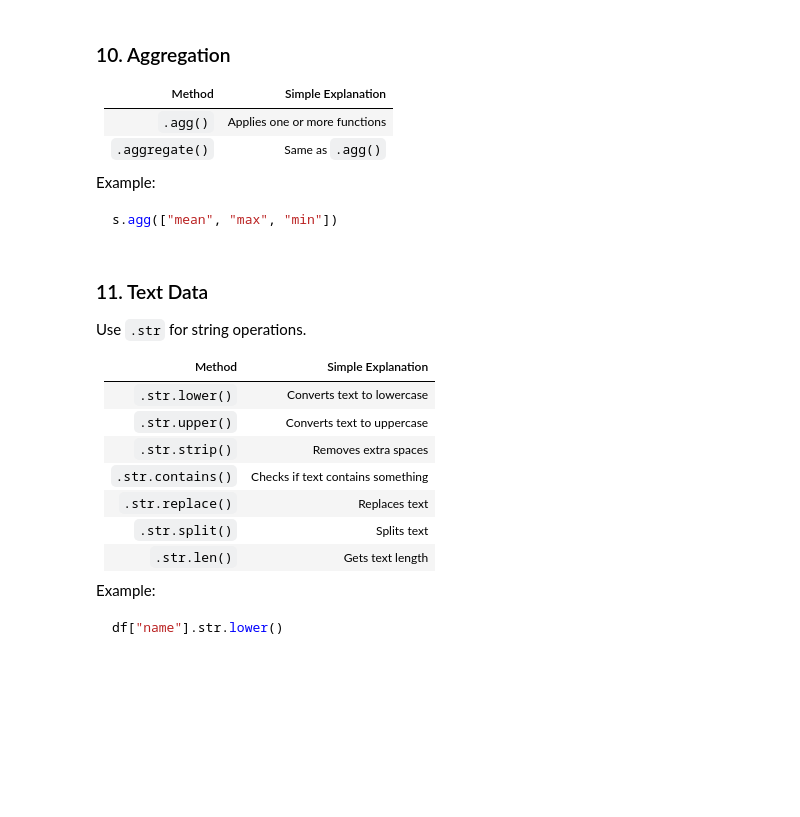
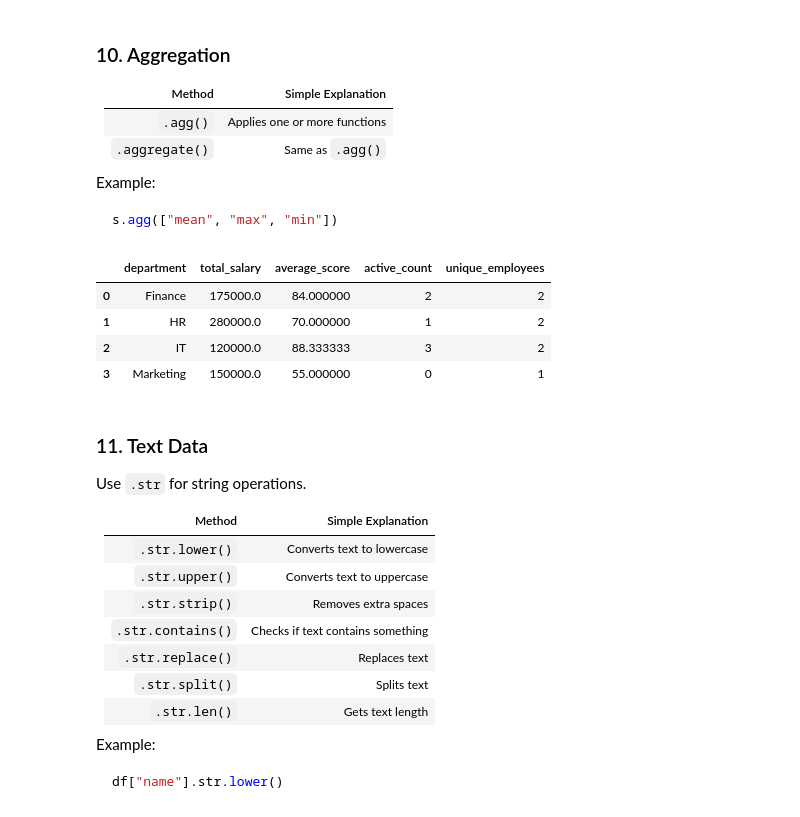
Before and after one commit to zaibgray/pandas, a Jupyter notebook: pandas.ipynb, the cells around one changed output. Cells and saved outputs as stored; diff of their text form; code cells hidden in the pictures; blank space fills up the shorter version.

````diff
--- a/pandas.ipynb
+++ b/pandas.ipynb
@@ -1229,6 +1229,29 @@ Example:
 ```python
 s.agg(["mean", "max", "min"])
 ```
+# %%
+import pandas as pd
+
+s = pd.read_csv("data/pandas_series_all_methods_10.csv")
+
+text_cols = ["name", "city", "department", "email"]
+s[text_cols] = s[text_cols].apply(lambda x: x.str.strip())
+s["email"] = s["email"].str.lower()
+
+summary_agg = s.groupby("department").agg(
+    total_salary = ("salary", "sum"),
+    average_score = ("score", "mean"),
+    active_count=("active", "sum"),
+    unique_employees=("name", "nunique"),
+).reset_index()
+
+summary_agg.head()
+# %% [output]
+|  | department | total_salary | average_score | active_count | unique_employees |
+| 0 | Finance | 175000.0 | 84.000000 | 2 | 2 |
+| 1 | HR | 280000.0 | 70.000000 | 1 | 2 |
+| 2 | IT | 120000.0 | 88.333333 | 3 | 2 |
+| 3 | Marketing | 150000.0 | 55.000000 | 0 | 1 |
 # %% [markdown]
 ### 11. Text Data
 
````
Also changed, not shown: parts of 10 cells of this notebook, 1 other file.
